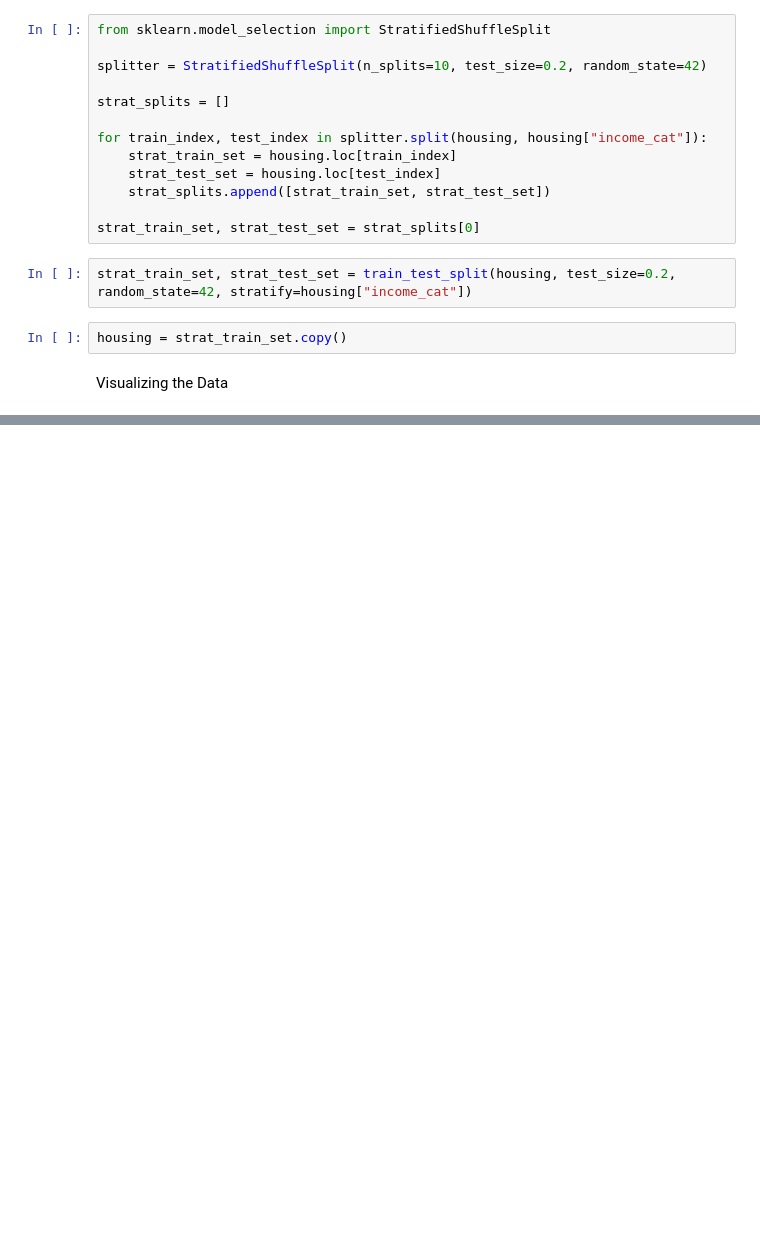
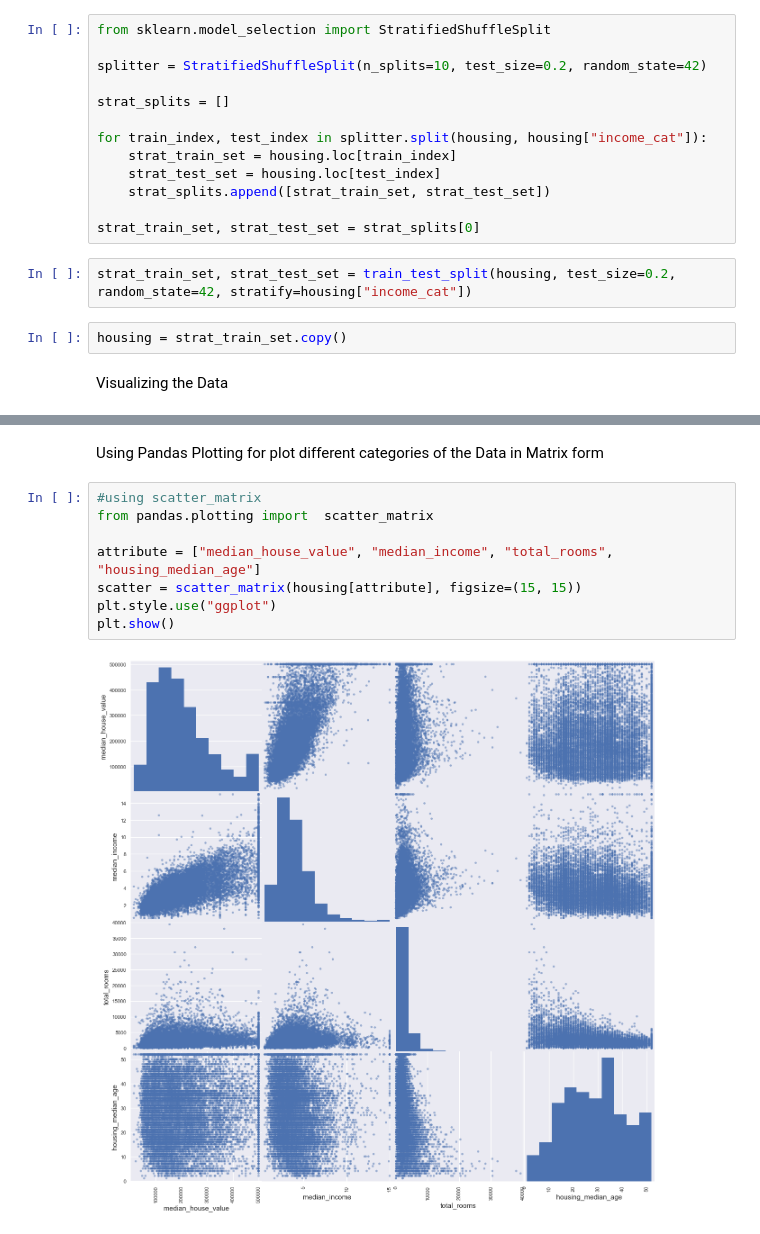
Before and after one commit to sunodmongia/House-Price, a Jupyter notebook: California_housing_price.ipynb, the cells around one changed output, grey strips where cells are left out. Saved outputs shown, nothing was run; the diff lists cells and outputs as text; blank space fills up the shorter version.

```diff
--- a/California_housing_price.ipynb
+++ b/California_housing_price.ipynb
@@ -152,0 +151,12 @@ plt.grid(True)
+# %% [markdown]
+Using Pandas Plotting for plot different categories of the Data in Matrix form
+# %%
+#using scatter_matrix
+from pandas.plotting import  scatter_matrix
+
+attribute = ["median_house_value", "median_income", "total_rooms", "housing_median_age"]
+scatter = scatter_matrix(housing[attribute], figsize=(15, 15))
+plt.style.use("ggplot")
+plt.show()
+# %% [output]
+[figure, added]
```
Also changed, not shown: parts of 3 cells of this notebook.
